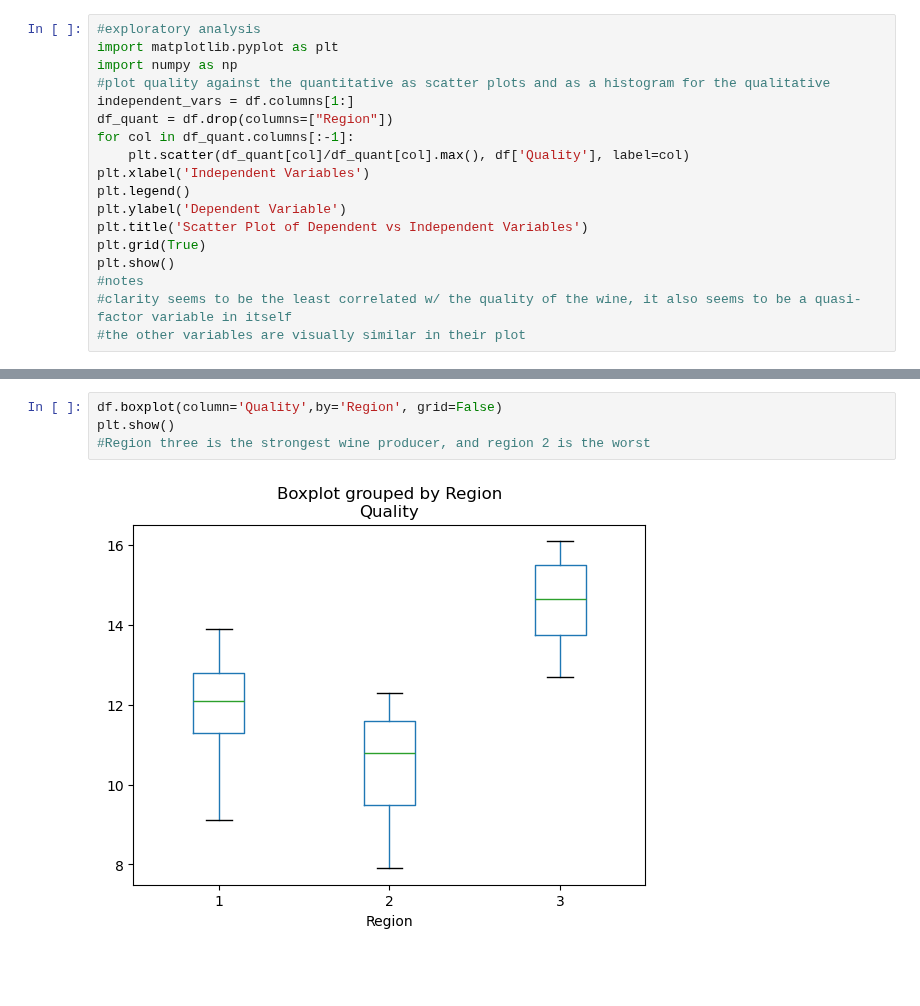
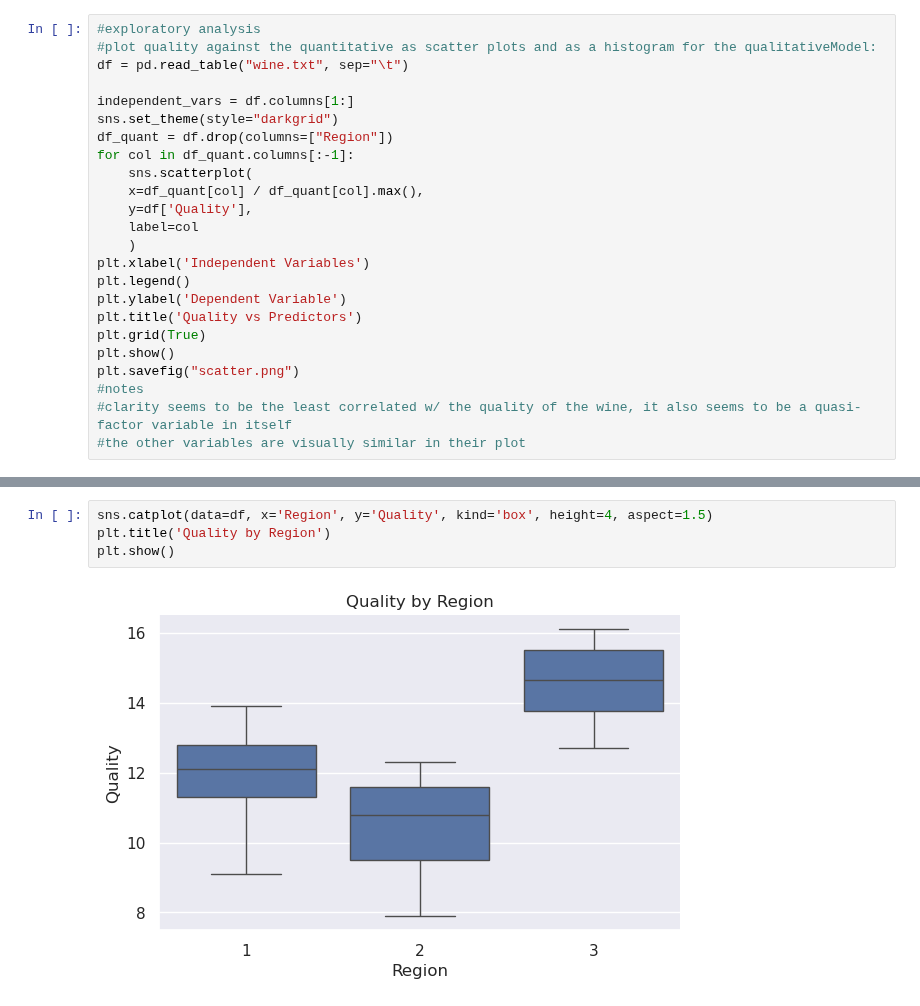
Before and after one commit to NicoOhR/schoolRelatedCode, a Jupyter notebook: learning/project_two/Project2.ipynb, the cells around one changed output, grey strips where cells are left out. Drawn from its saved outputs; the diff is of its cells as text; blank space fills up the shorter version.

```diff
--- a/learning/project_two/Project2.ipynb
+++ b/learning/project_two/Project2.ipynb
@@ -7,18 +19,24 @@ df = pd.read_table("wine.txt",sep="\t")
 # %%
 #exploratory analysis
-import matplotlib.pyplot as plt
-import numpy as np
-#plot quality against the quantitative as scatter plots and as a histogram for the qualitative
+#plot quality against the quantitative as scatter plots and as a histogram for the qualitativeModel:
+df = pd.read_table("wine.txt", sep="\t")
+
 independent_vars = df.columns[1:]
+sns.set_theme(style="darkgrid")
 df_quant = df.drop(columns=["Region"])
 for col in df_quant.columns[:-1]:
-    plt.scatter(df_quant[col]/df_quant[col].max(), df['Quality'], label=col)
+    sns.scatterplot(
+    x=df_quant[col] / df_quant[col].max(),
+    y=df['Quality'],
+    label=col
+    )
 plt.xlabel('Independent Variables')
 plt.legend()
 plt.ylabel('Dependent Variable')
-plt.title('Scatter Plot of Dependent vs Independent Variables')
+plt.title('Quality vs Predictors')
 plt.grid(True)
 plt.show()
+plt.savefig("scatter.png")
 #notes
 #clarity seems to be the least correlated w/ the quality of the wine, it also seems to be a quasi-factor variable in itself
 #the other variables are visually similar in their plot
@@ -27,6 +69,6 @@ plt.show()
 # %%
-df.boxplot(column='Quality',by='Region', grid=False)
+sns.catplot(data=df, x='Region', y='Quality', kind='box', height=4, aspect=1.5)
+plt.title('Quality by Region')
 plt.show()
-#Region three is the strongest wine producer, and region 2 is the worst
 # %% [output]
-[figure, old version]
+[figure, new version]
```
Also changed, not shown: parts of 16 cells of this notebook, 21 other files.
